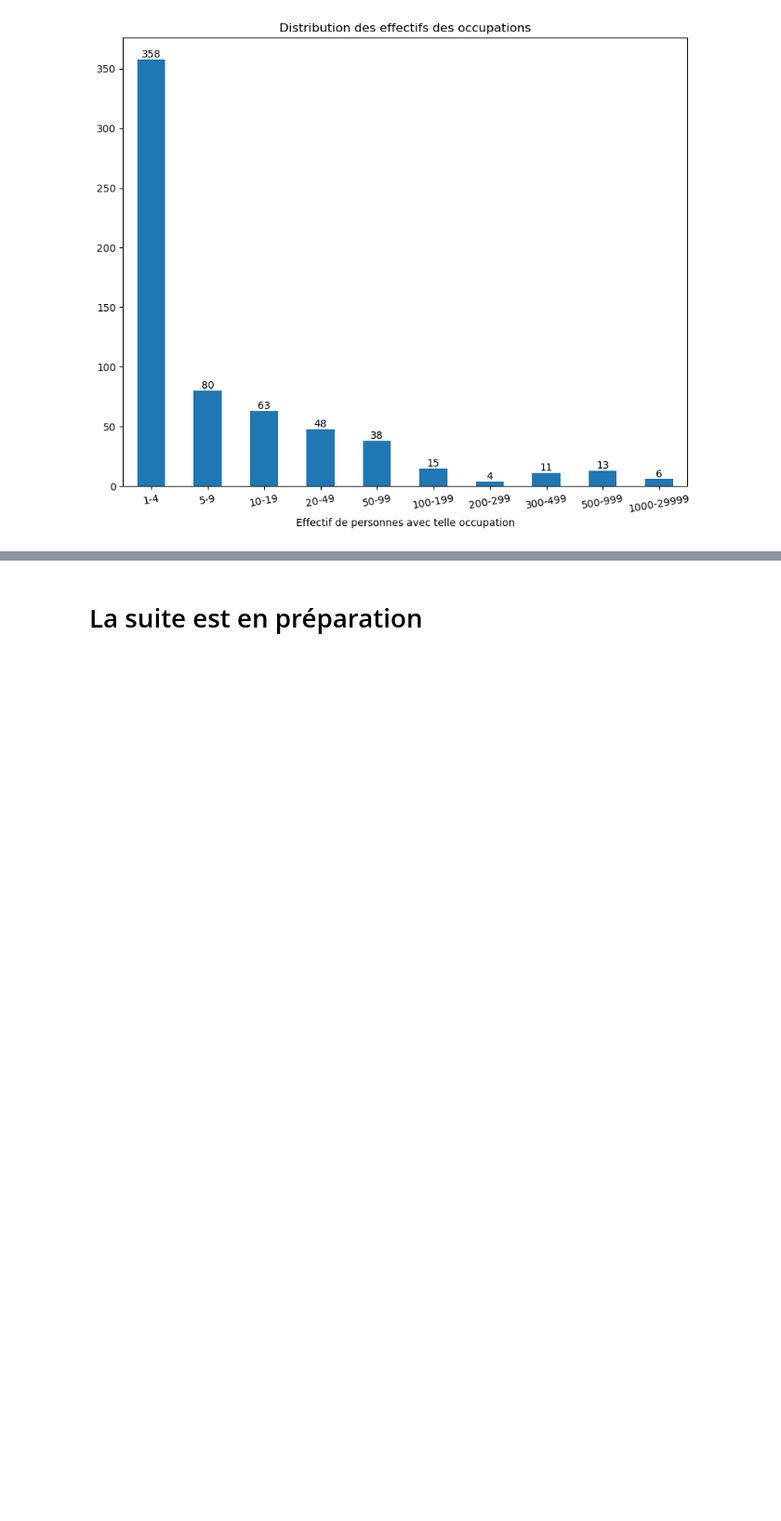
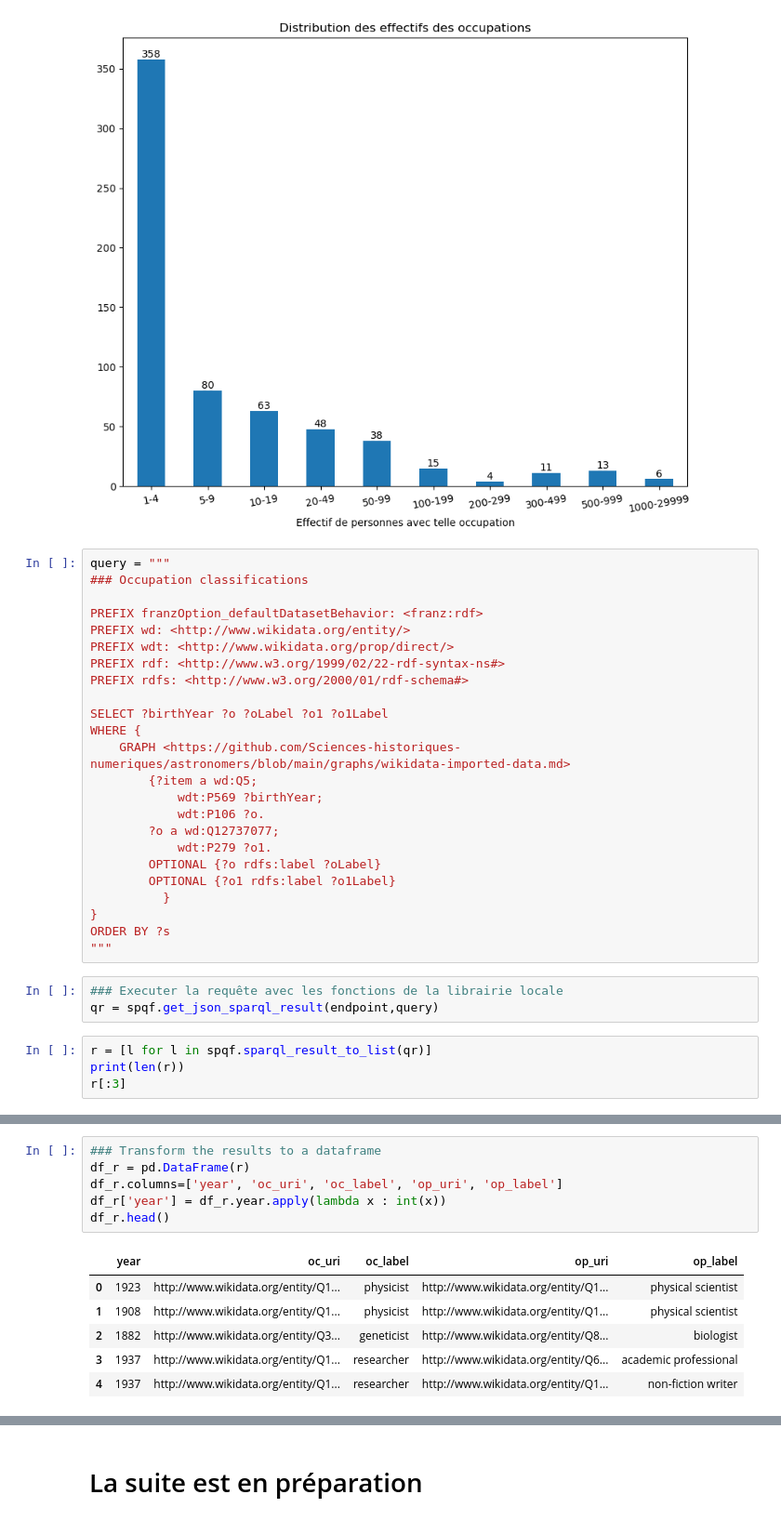
Before and after one commit to Chiodo53/astronomers, a Jupyter notebook: notebooks_jupyter/wikidata_exploration/wdt_occupations_fields_triplestore_exploration.ipynb, the cells around one changed output, grey strips where cells are left out. Shown at 93% size. Saved outputs shown, nothing was run; the diff lists cells and outputs as text; blank space fills up the shorter version.

Commit message:
création et màj de sparqlbooks

```diff
--- a/notebooks_jupyter/wikidata_exploration/wdt_occupations_fields_triplestore_exploration.ipynb
+++ b/notebooks_jupyter/wikidata_exploration/wdt_occupations_fields_triplestore_exploration.ipynb
@@ -456,3 +456,34 @@ plt.title('Distribution des effectifs des occupations')
 plt.show()
 # %% [output]
 [figure]
+# %%
+query = """
+### Occupation classifications
+
+PREFIX franzOption_defaultDatasetBehavior: <franz:rdf>
+PREFIX wd: <http://www.wikidata.org/entity/>
+PREFIX wdt: <http://www.wikidata.org/prop/direct/>
+PREFIX rdf: <http://www.w3.org/1999/02/22-rdf-syntax-ns#>
+PREFIX rdfs: <http://www.w3.org/2000/01/rdf-schema#>
+
+SELECT ?birthYear ?o ?oLabel ?o1 ?o1Label
+WHERE {
+    GRAPH <https://github.com/Sciences-historiques-numeriques/astronomers/blob/main/graphs/wikidata-imported-data.md>
+        {?item a wd:Q5;
+            wdt:P569 ?birthYear;
+            wdt:P106 ?o.
+        ?o a wd:Q12737077;
+            wdt:P279 ?o1.
+        OPTIONAL {?o rdfs:label ?oLabel}
+        OPTIONAL {?o1 rdfs:label ?o1Label}
+          }
+}
+ORDER BY ?s
+"""
+# %%
+### Executer la requête avec les fonctions de la librairie locale
+qr = spqf.get_json_sparql_result(endpoint,query)
+# %%
+r = [l for l in spqf.sparql_result_to_list(qr)]
+print(len(r))
+r[:3]
@@ -458,0 +507,13 @@ plt.show()
+# %%
+### Transform the results to a dataframe
+df_r = pd.DataFrame(r)
+df_r.columns=['year', 'oc_uri', 'oc_label', 'op_uri', 'op_label']
+df_r['year'] = df_r.year.apply(lambda x : int(x))
+df_r.head()
+# %% [output]
+|  | year | oc_uri | oc_label | op_uri | op_label |
+| 0 | 1923 | http://www.wikidata.org/entity/Q1... | physicist | http://www.wikidata.org/entity/Q1... | physical scientist |
+| 1 | 1908 | http://www.wikidata.org/entity/Q1... | physicist | http://www.wikidata.org/entity/Q1... | physical scientist |
+| 2 | 1882 | http://www.wikidata.org/entity/Q3... | geneticist | http://www.wikidata.org/entity/Q8... | biologist |
+| 3 | 1937 | http://www.wikidata.org/entity/Q1... | researcher | http://www.wikidata.org/entity/Q6... | academic professional |
+| 4 | 1937 | http://www.wikidata.org/entity/Q1... | researcher | http://www.wikidata.org/entity/Q1... | non-fiction writer |
```
Also changed, not shown: parts of 8 cells of this notebook, 7 other files.
